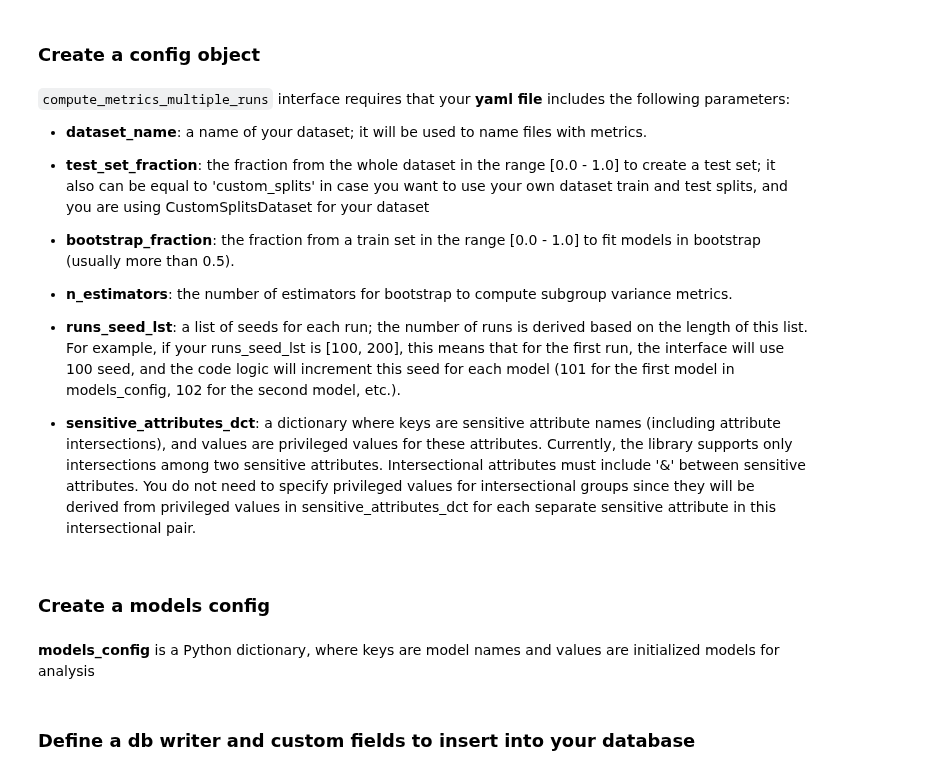
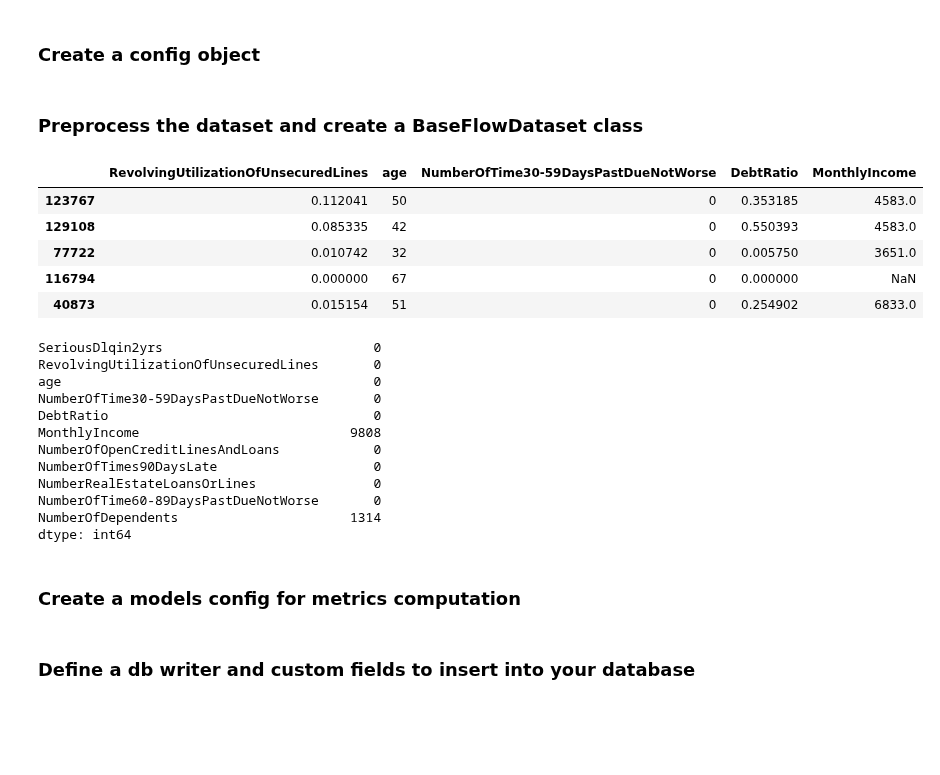
Before and after one commit to FalaahArifKhan/fairness-variance, a Jupyter notebook: notebooks/data_processing/Credit_With_Null_Imputer.ipynb, the cells around one changed output. Saved outputs shown, nothing was run; the diff lists cells and outputs as text; code cells hidden in the pictures; blank space fills up the shorter version.

```diff
--- a/notebooks/data_processing/Credit_With_Null_Imputer.ipynb
+++ b/notebooks/data_processing/Credit_With_Null_Imputer.ipynb
@@ -140,17 +62,3 @@ dataset.X_train_val[dataset.X_train_val.columns[:5]].head()
 # %% [markdown]
 ### Create a config object
-# %% [markdown]
-`compute_metrics_multiple_runs` interface requires that your **yaml file** includes the following parameters:
-
-* **dataset_name**: a name of your dataset; it will be used to name files with metrics.
-
-* **test_set_fraction**: the fraction from the whole dataset in the range [0.0 - 1.0] to create a test set; it also can be equal to 'custom_splits' in case you want to use your own dataset train and test splits, and you are using CustomSplitsDataset for your dataset
-
-* **bootstrap_fraction**: the fraction from a train set in the range [0.0 - 1.0] to fit models in bootstrap (usually more than 0.5).
-
-* **n_estimators**: the number of estimators for bootstrap to compute subgroup variance metrics.
-
-* **runs_seed_lst**: a list of seeds for each run; the number of runs is derived based on the length of this list. For example, if your runs_seed_lst is [100, 200], this means that for the first run, the interface will use 100 seed, and the code logic will increment this seed for each model (101 for the first model in models_config, 102 for the second model, etc.).
-
-* **sensitive_attributes_dct**: a dictionary where keys are sensitive attribute names (including attribute intersections), and values are privileged values for these attributes. Currently, the library supports only intersections among two sensitive attributes. Intersectional attributes must include '&' between sensitive attributes. You do not need to specify privileged values for intersectional groups since they will be derived from privileged values in sensitive_attributes_dct for each separate sensitive attribute in this intersectional pair.
 # %%
@@ -170,3 +78,30 @@ with open(config_yaml_path, 'w', encoding='utf-8') as f:
     f.write(config_yaml_content)
 # %%
 config = create_config_obj(config_yaml_path=config_yaml_path)
+# %% [markdown]
+### Preprocess the dataset and create a BaseFlowDataset class
+# %%
+data_loader = CreditDataset(subsample_size=50_000)
+data_loader.X_data[data_loader.X_data.columns[:5]].head()
+# %% [output]
+|  | RevolvingUtilizationOfUnsecuredLines | age | NumberOfTime30-59DaysPastDueNotWorse | DebtRatio | MonthlyIncome |
+| 123767 | 0.112041 | 50 | 0 | 0.353185 | 4583.0 |
+| 129108 | 0.085335 | 42 | 0 | 0.550393 | 4583.0 |
+| 77722 | 0.010742 | 32 | 0 | 0.005750 | 3651.0 |
+| 116794 | 0.000000 | 67 | 0 | 0.000000 | NaN |
+| 40873 | 0.015154 | 51 | 0 | 0.254902 | 6833.0 |
+# %%
+data_loader.full_df.isna().sum()
+# %% [output]
+SeriousDlqin2yrs                           0
+RevolvingUtilizationOfUnsecuredLines       0
+age                                        0
+NumberOfTime30-59DaysPastDueNotWorse       0
+DebtRatio                                  0
+MonthlyIncome                           9808
+NumberOfOpenCreditLinesAndLoans            0
+NumberOfTimes90DaysLate                    0
+NumberRealEstateLoansOrLines               0
+NumberOfTime60-89DaysPastDueNotWorse       0
+NumberOfDependents                      1314
+dtype: int64
@@ -173,6 +133,4 @@ config = create_config_obj(config_yaml_path=config_yaml_path)
 # %% [markdown]
-### Create a models config
+### Create a models config for metrics computation
-# %% [markdown]
-**models_config** is a Python dictionary, where keys are model names and values are initialized models for analysis
 # %%
 models_config = {
```
Also changed, not shown: parts of 30 cells of this notebook, 1 other file.
